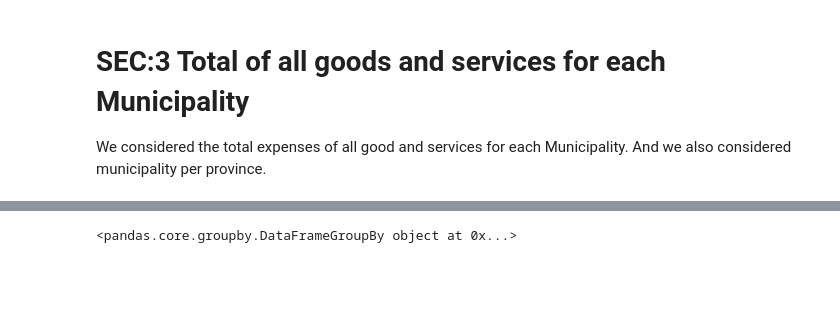
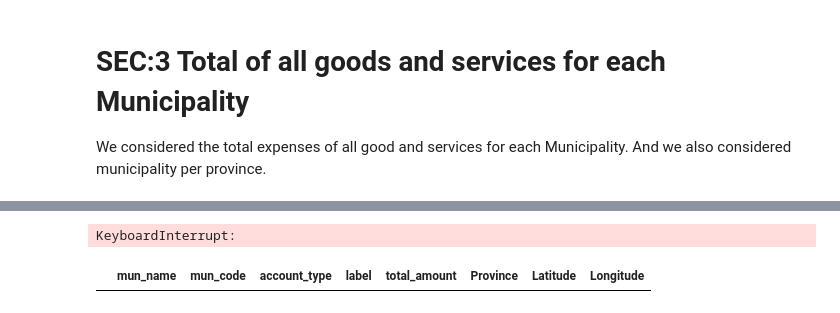
Before and after one commit to AnriSmith/DSIDE, a Jupyter notebook: Codes/Thabang/data_wrangling(municipal).ipynb, the cells around one changed output, grey strips where cells are left out. Drawn from its saved outputs; the diff is of its cells as text; code cells hidden in the pictures; blank space fills up the shorter version.

```diff
--- a/Codes/Thabang/data_wrangling(municipal).ipynb
+++ b/Codes/Thabang/data_wrangling(municipal).ipynb
@@ -281,28 +385,28 @@ df_IncoExpe_Total[df_IncoExpe_Total.loc[:,"mun_code"] =="DC9"]
 # %%
 
-def Province_match(data1,data2):
+def latlon_match(data1,data2):
 
         """
-        Match each municipality to a province
+        Match the municipalitiy Name with lat/lon
         """
 
         data1 = data1.reset_index()
-        prov = []
-        c = 0.0
-
+        lat = []
+        lon = []
         for i in np.arange(data1.shape[0]):
-
             for j in np.arange(data2.shape[0]):
 
 
                  if data1.loc[i,"mun_code"] == data2.loc[j,"Code"]:
-                    prov.append(data2.loc[j,"Province"])
+                    lat.append(data2.loc[j,"Latitude"])
+                    lon.append(data2.loc[j,"Longitude"])
 
 
 
-        data = pd.DataFrame(prov)
-        print (data.shape)
-        data1['Province'] = data
+        dlat = pd.DataFrame(lat)
+        dlat = pd.DataFrame(lon)
+        data1['Latitude'] = dlat
+        data1['Longitude'] = dlat
         data1 = data1.set_index('index')
         data1.index.name = None
 
@@ -334,10 +427,13 @@ df_RepMianta_Total.to_csv("/home/dside/Documents/Csir_project/Output/Repair_Main
 df_aged_creditor_Total .to_csv("/home/dside/Documents/Csir_project/Output/Age_creditor_total.csv")
 df_CasFlo_Total.to_csv("/home/dside/Documents/Csir_project/Output/Cash_flow_total.csv")
 df_IncoExpe_Total.to_csv("/home/dside/Documents/Csir_project/Output/Income_Expenditure_total.csv")
-# %%
-# How much is each municipality spending
-
-#df_Wastefulexpense.groupby(['label','Province']).mean()
-df_Wastefulexpense.groupby(df_Wastefulexpense.Province)
-# %% [output]
-<pandas.core.groupby.DataFrameGroupBy object at 0x...>
+# %%
+df_IncoExpe= latlon_match(df_IncoExpe,prov_link)
+df_CasFlo= latlon_match(df_CasFlo,prov_link)
+df_RepMianta= latlon_match(df_RepMianta,prov_link)
+df_balancesheet = latlon_match(df_balancesheet,prov_link)
+df_debtor= latlon_match(df_debtor,prov_link)
+df_aged_creditor= latlon_match(df_aged_creditor,prov_link)
+df_Wastefulexpense= latlon_match(df_Wastefulexpense,prov_link)
+# %% [output]
+KeyboardInterrupt:
@@ -343,0 +448,6 @@ df_Wastefulexpense.groupby(df_Wastefulexpense.Province)
+# %%
+null_data = df_balancesheet[df_balancesheet.isnull().any(axis=1)]
+# %%
+null_data
+# %% [output]
+|  | mun_name | mun_code | account_type | label | total_amount | Province | Latitude | Longitude |
```
Also changed, not shown: parts of 20 cells of this notebook.
